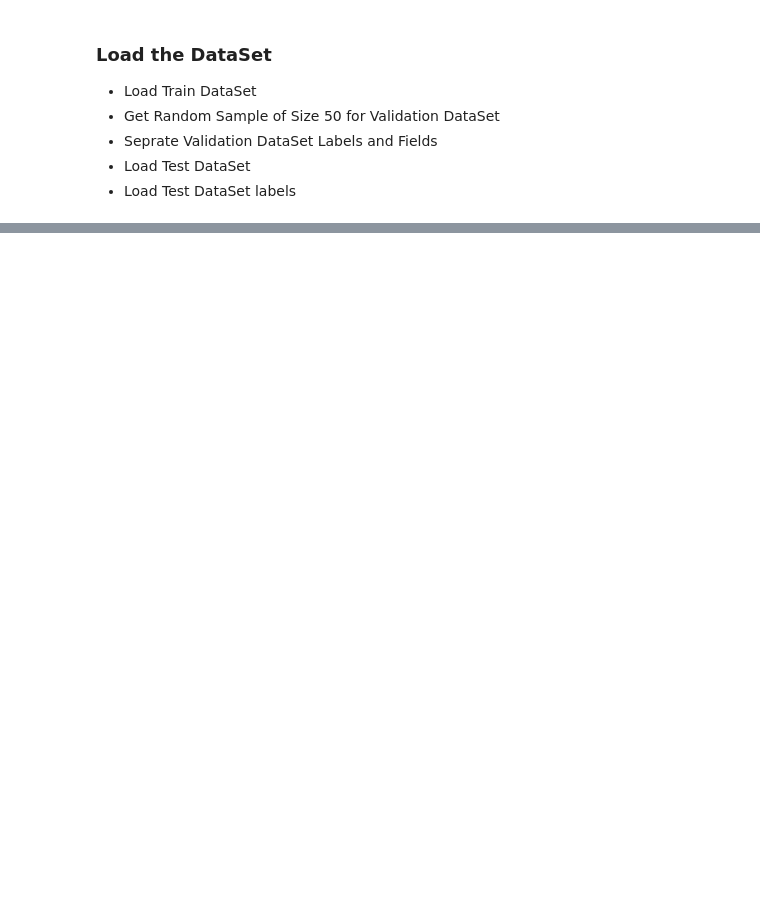
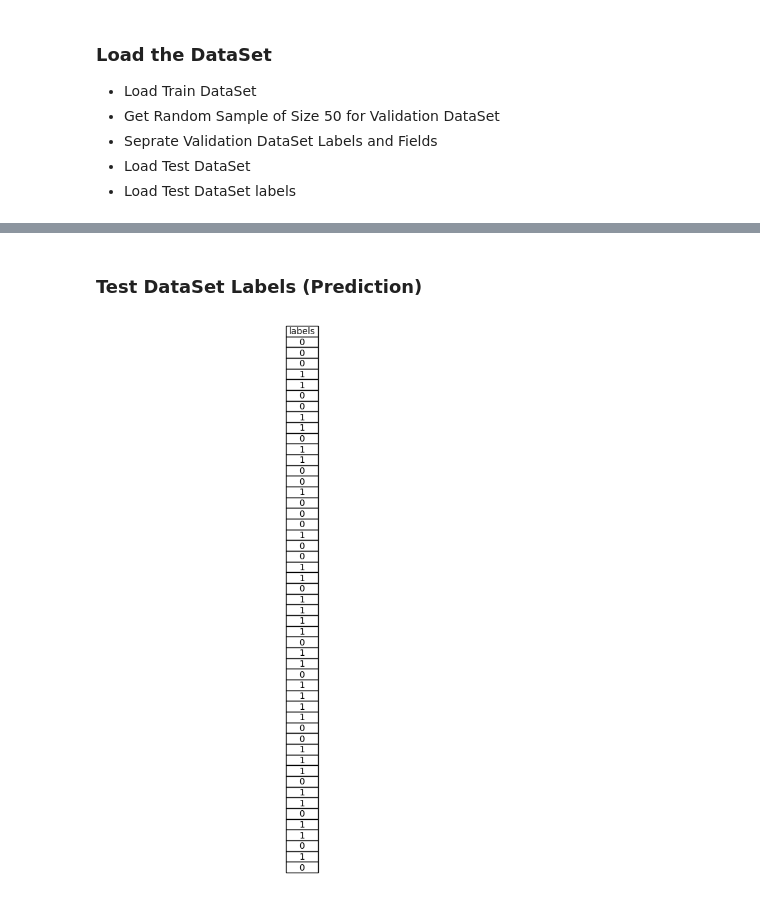
Before and after one commit to yazdanzv/ML_Project_no1, a Jupyter notebook: main.ipynb, the cells around one changed output, grey strips where cells are left out. Cells and saved outputs as stored; diff of their text form; code cells hidden in the pictures; blank space fills up the shorter version.

```diff
--- a/main.ipynb
+++ b/main.ipynb
@@ -74,0 +77,15 @@ print(df_pred.shape)
+# %% [markdown]
+<h3>Test DataSet Labels (Prediction)</h3>
+# %%
+fig, ax = plt.subplots(figsize=(8, 4))
+ax.axis('off')
+
+# Create a table with labels using the table method
+table = ax.table(cellText=df_pred.values, colLabels=df_pred.columns, loc='center', cellLoc='center')
+table.auto_set_font_size(False)
+table.set_fontsize(10)
+table.auto_set_column_width([i for i in range(len(df_pred.columns))])
+
+plt.show()
+# %% [output]
+[figure, added]
```
Also changed, not shown: parts of 17 cells of this notebook.
